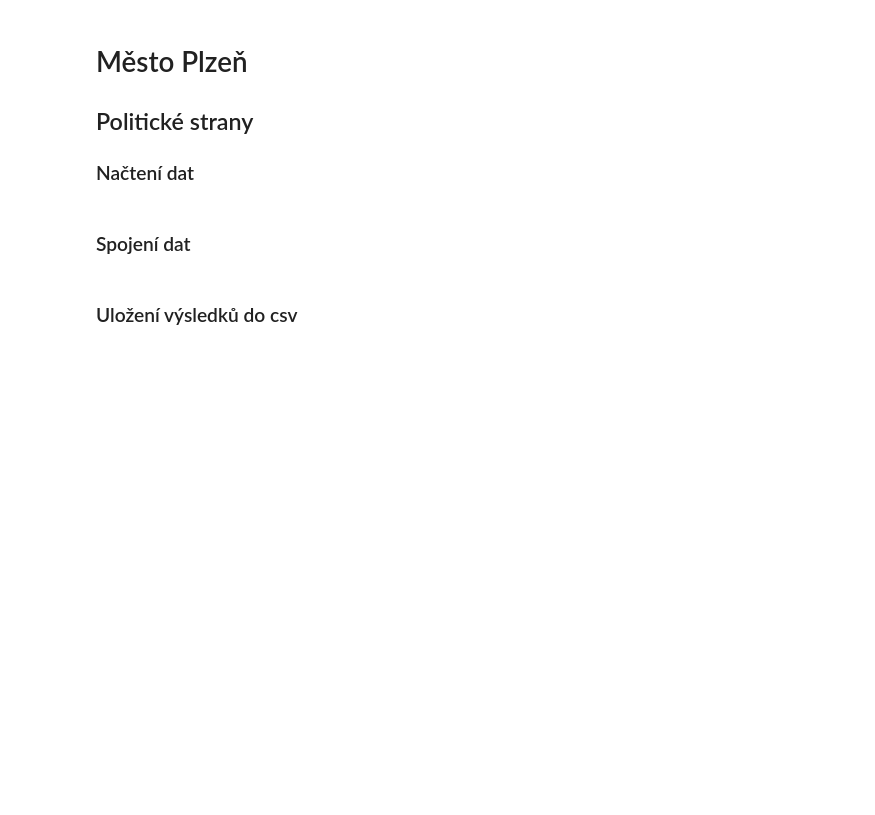
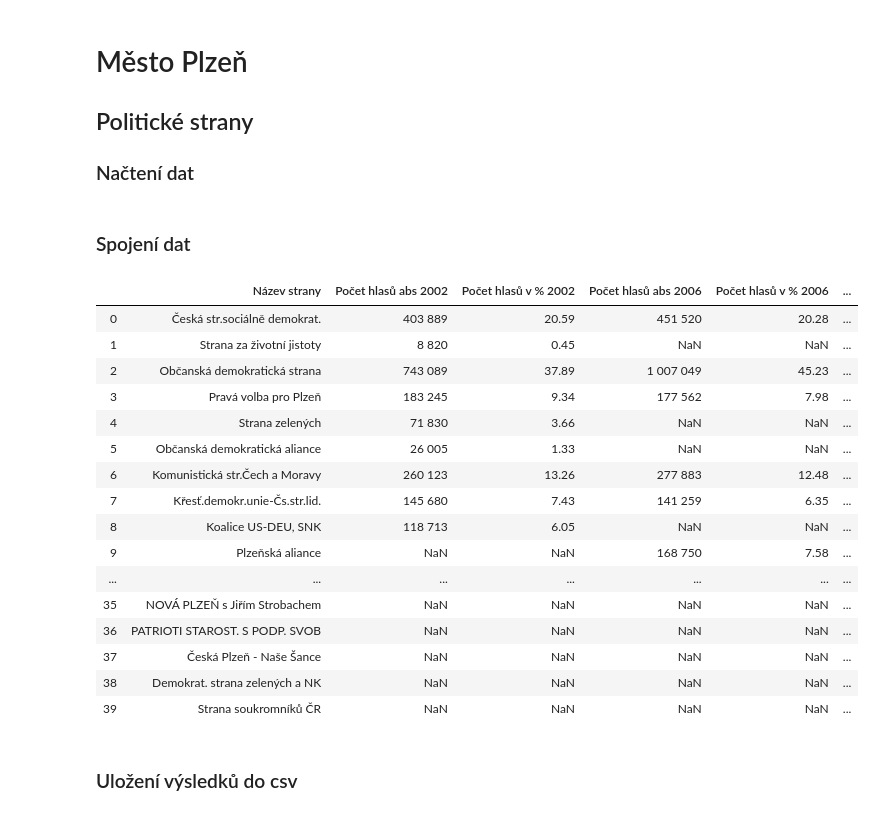
Before and after one commit to MattyCZ/BI-VZD, a Jupyter notebook: 01/homework_01_B191.ipynb, the cells around one changed output. Saved outputs shown, nothing was run; the diff lists cells and outputs as text; code cells hidden in the pictures; blank space fills up the shorter version.

```diff
--- a/01/homework_01_B191.ipynb
+++ b/01/homework_01_B191.ipynb
@@ -93,8 +93,27 @@ dfs[4].columns = ["Název strany", "Počet hlasů abs 2018", "Počet hlasů v %
 # %%
 data = dfs[0]
 for df in dfs:
     data = data.merge(df,how="outer")
-data = data.fillna(0)
+# data = data.fillna(0)
+data
+# %% [output]
+|  | Název strany | Počet hlasů abs 2002 | Počet hlasů v % 2002 | Počet hlasů abs 2006 | Počet hlasů v % 2006 | ... |
+| 0 | Česká str.sociálně demokrat. | 403 889 | 20.59 | 451 520 | 20.28 | ... |
+| 1 | Strana za životní jistoty | 8 820 | 0.45 | NaN | NaN | ... |
+| 2 | Občanská demokratická strana | 743 089 | 37.89 | 1 007 049 | 45.23 | ... |
+| 3 | Pravá volba pro Plzeň | 183 245 | 9.34 | 177 562 | 7.98 | ... |
+| 4 | Strana zelených | 71 830 | 3.66 | NaN | NaN | ... |
+| 5 | Občanská demokratická aliance | 26 005 | 1.33 | NaN | NaN | ... |
+| 6 | Komunistická str.Čech a Moravy | 260 123 | 13.26 | 277 883 | 12.48 | ... |
+| 7 | Křesť.demokr.unie-Čs.str.lid. | 145 680 | 7.43 | 141 259 | 6.35 | ... |
+| 8 | Koalice US-DEU, SNK | 118 713 | 6.05 | NaN | NaN | ... |
+| 9 | Plzeňská aliance | NaN | NaN | 168 750 | 7.58 | ... |
+| ... | ... | ... | ... | ... | ... | ... |
+| 35 | NOVÁ PLZEŇ s Jiřím Strobachem | NaN | NaN | NaN | NaN | ... |
+| 36 | PATRIOTI STAROST. S PODP. SVOB | NaN | NaN | NaN | NaN | ... |
+| 37 | Česká Plzeň - Naše Šance | NaN | NaN | NaN | NaN | ... |
+| 38 | Demokrat. strana zelených a NK | NaN | NaN | NaN | NaN | ... |
+| 39 | Strana soukromníků ČR | NaN | NaN | NaN | NaN | ... |
 # %% [markdown]
 ### Uložení výsledků do csv
 # %%
```
Also changed, not shown: 2 other files.
